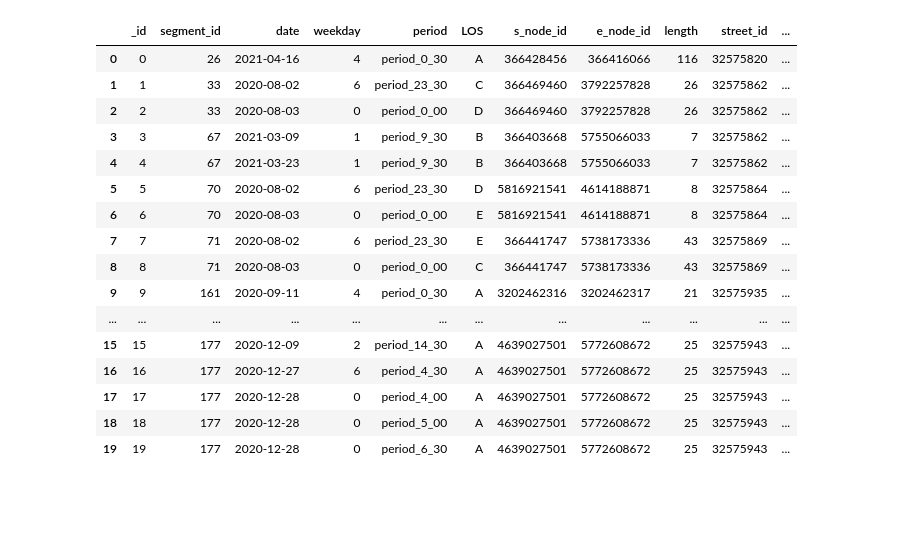
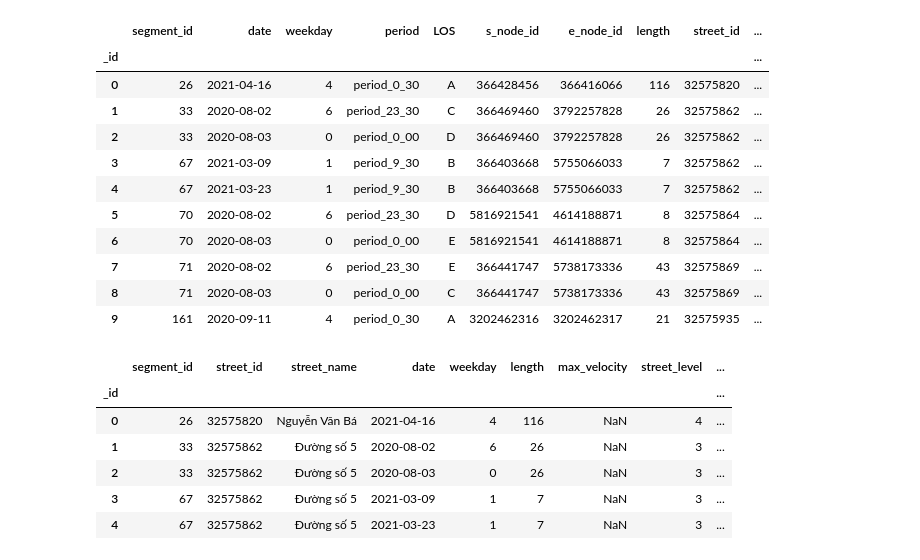
Before and after one commit to Gau-6426/Deep-Learning, a Jupyter notebook: Code/train.ipynb, the cells around one changed output. Cells and saved outputs as stored; diff of their text form; code cells hidden in the pictures; blank space fills up the shorter version.

```diff
--- a/Code/train.ipynb
+++ b/Code/train.ipynb
@@ -5,21 +8,30 @@ import pandas as pd
 # %%
-df_train = pd.read_csv("https://raw.githubusercontent.com/Gau-6426/PCAP/main/Data/train.csv")
-df_train.head(20)
+df_train = pd.read_csv("https://raw.githubusercontent.com/Gau-6426/PCAP/main/Data/train.csv", index_col="_id", parse_dates=["date"])
+df_train.head(10)
 # %% [output]
-|  | _id | segment_id | date | weekday | period | LOS | s_node_id | e_node_id | length | street_id | ... |
-| 0 | 0 | 26 | 2021-04-16 | 4 | period_0_30 | A | 366428456 | 366416066 | 116 | 32575820 | ... |
-| 1 | 1 | 33 | 2020-08-02 | 6 | period_23_30 | C | 366469460 | 3792257828 | 26 | 32575862 | ... |
-| 2 | 2 | 33 | 2020-08-03 | 0 | period_0_00 | D | 366469460 | 3792257828 | 26 | 32575862 | ... |
-| 3 | 3 | 67 | 2021-03-09 | 1 | period_9_30 | B | 366403668 | 5755066033 | 7 | 32575862 | ... |
-| 4 | 4 | 67 | 2021-03-23 | 1 | period_9_30 | B | 366403668 | 5755066033 | 7 | 32575862 | ... |
-| 5 | 5 | 70 | 2020-08-02 | 6 | period_23_30 | D | 5816921541 | 4614188871 | 8 | 32575864 | ... |
-| 6 | 6 | 70 | 2020-08-03 | 0 | period_0_00 | E | 5816921541 | 4614188871 | 8 | 32575864 | ... |
-| 7 | 7 | 71 | 2020-08-02 | 6 | period_23_30 | E | 366441747 | 5738173336 | 43 | 32575869 | ... |
-| 8 | 8 | 71 | 2020-08-03 | 0 | period_0_00 | C | 366441747 | 5738173336 | 43 | 32575869 | ... |
-| 9 | 9 | 161 | 2020-09-11 | 4 | period_0_30 | A | 3202462316 | 3202462317 | 21 | 32575935 | ... |
-| ... | ... | ... | ... | ... | ... | ... | ... | ... | ... | ... | ... |
-| 15 | 15 | 177 | 2020-12-09 | 2 | period_14_30 | A | 4639027501 | 5772608672 | 25 | 32575943 | ... |
-| 16 | 16 | 177 | 2020-12-27 | 6 | period_4_30 | A | 4639027501 | 5772608672 | 25 | 32575943 | ... |
-| 17 | 17 | 177 | 2020-12-28 | 0 | period_4_00 | A | 4639027501 | 5772608672 | 25 | 32575943 | ... |
-| 18 | 18 | 177 | 2020-12-28 | 0 | period_5_00 | A | 4639027501 | 5772608672 | 25 | 32575943 | ... |
-| 19 | 19 | 177 | 2020-12-28 | 0 | period_6_30 | A | 4639027501 | 5772608672 | 25 | 32575943 | ... |
+|  | segment_id | date | weekday | period | LOS | s_node_id | e_node_id | length | street_id | ... |
+| _id |  |  |  |  |  |  |  |  |  | ... |
+| 0 | 26 | 2021-04-16 | 4 | period_0_30 | A | 366428456 | 366416066 | 116 | 32575820 | ... |
+| 1 | 33 | 2020-08-02 | 6 | period_23_30 | C | 366469460 | 3792257828 | 26 | 32575862 | ... |
+| 2 | 33 | 2020-08-03 | 0 | period_0_00 | D | 366469460 | 3792257828 | 26 | 32575862 | ... |
+| 3 | 67 | 2021-03-09 | 1 | period_9_30 | B | 366403668 | 5755066033 | 7 | 32575862 | ... |
+| 4 | 67 | 2021-03-23 | 1 | period_9_30 | B | 366403668 | 5755066033 | 7 | 32575862 | ... |
+| 5 | 70 | 2020-08-02 | 6 | period_23_30 | D | 5816921541 | 4614188871 | 8 | 32575864 | ... |
+| 6 | 70 | 2020-08-03 | 0 | period_0_00 | E | 5816921541 | 4614188871 | 8 | 32575864 | ... |
+| 7 | 71 | 2020-08-02 | 6 | period_23_30 | E | 366441747 | 5738173336 | 43 | 32575869 | ... |
+| 8 | 71 | 2020-08-03 | 0 | period_0_00 | C | 366441747 | 5738173336 | 43 | 32575869 | ... |
+| 9 | 161 | 2020-09-11 | 4 | period_0_30 | A | 3202462316 | 3202462317 | 21 | 32575935 | ... |
+# %%
+cols = ["segment_id", "street_id", "street_name", "date", "weekday",
+        "length", "max_velocity", "street_level", "street_type",
+        "long_snode", "lat_snode", "long_enode", "lat_enode", "period", "LOS"]
+df_train = df_train[cols]
+df_train.head()
+# %% [output]
+|  | segment_id | street_id | street_name | date | weekday | length | max_velocity | street_level | ... |
+| _id |  |  |  |  |  |  |  |  | ... |
+| 0 | 26 | 32575820 | Nguyễn Văn Bá | 2021-04-16 | 4 | 116 | NaN | 4 | ... |
+| 1 | 33 | 32575862 | Đường số 5 | 2020-08-02 | 6 | 26 | NaN | 3 | ... |
+| 2 | 33 | 32575862 | Đường số 5 | 2020-08-03 | 0 | 26 | NaN | 3 | ... |
+| 3 | 67 | 32575862 | Đường số 5 | 2021-03-09 | 1 | 7 | NaN | 3 | ... |
+| 4 | 67 | 32575862 | Đường số 5 | 2021-03-23 | 1 | 7 | NaN | 3 | ... |
```
Also changed, not shown: parts of 16 cells of this notebook.
